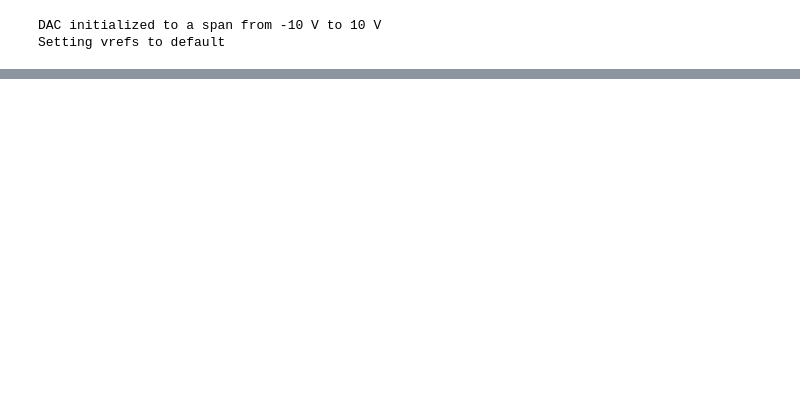
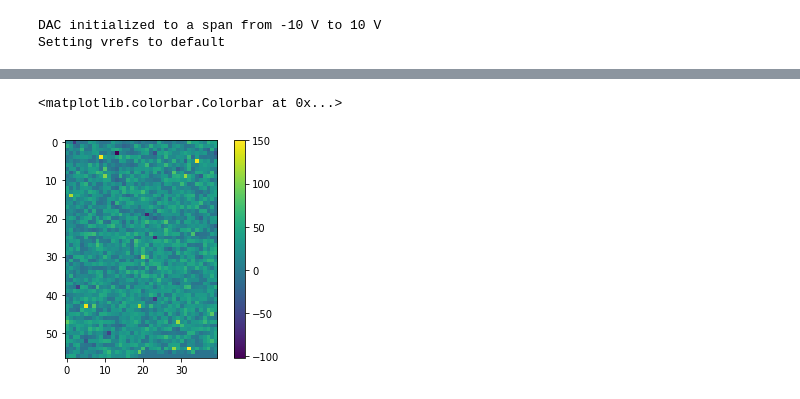
Before and after one commit to lican81/A0_DUT, a Jupyter notebook: testbech_prober1_fc_program.ipynb, the cells around one changed output, grey strips where cells are left out. Cells and saved outputs as stored; diff of their text form; code cells hidden in the pictures; blank space fills up the shorter version.

```diff
--- a/testbech_prober1_fc_program.ipynb
+++ b/testbech_prober1_fc_program.ipynb
@@ -236,0 +248,8 @@ Array 0 , device (row= 10 col= 1 ) Init G= -4.838709677419351e-07  Target G= 1.8
+# %%
+plt.imshow(Gmap2post[0:57,0:40]-1e6*newGfc)
+plt.colorbar()
+#plt.imshow(Gmap2post)
+#plt.colorbar()
+# %% [output]
+<matplotlib.colorbar.Colorbar at 0x...>
+[figure, added]
```
Also changed, not shown: parts of 12 cells of this notebook, 11 other files.
